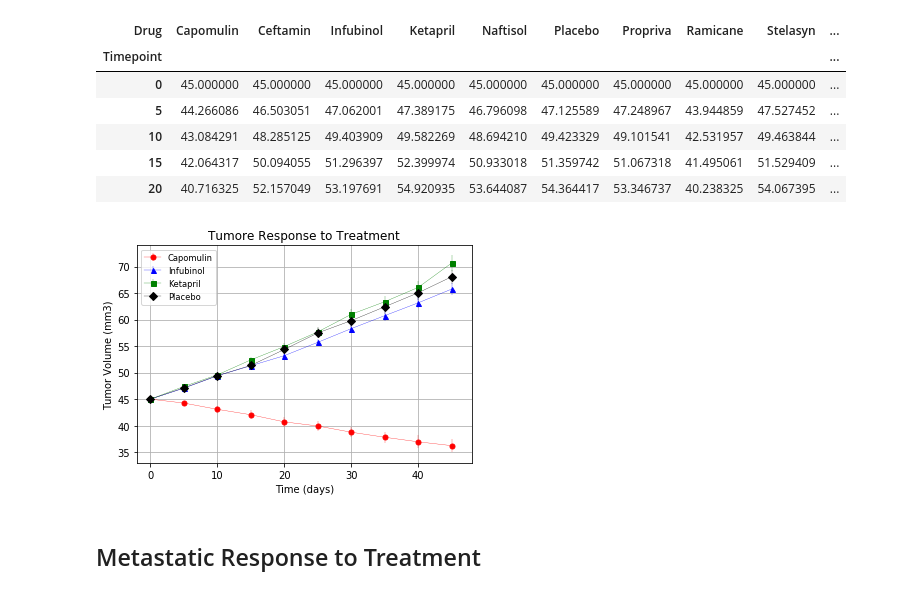
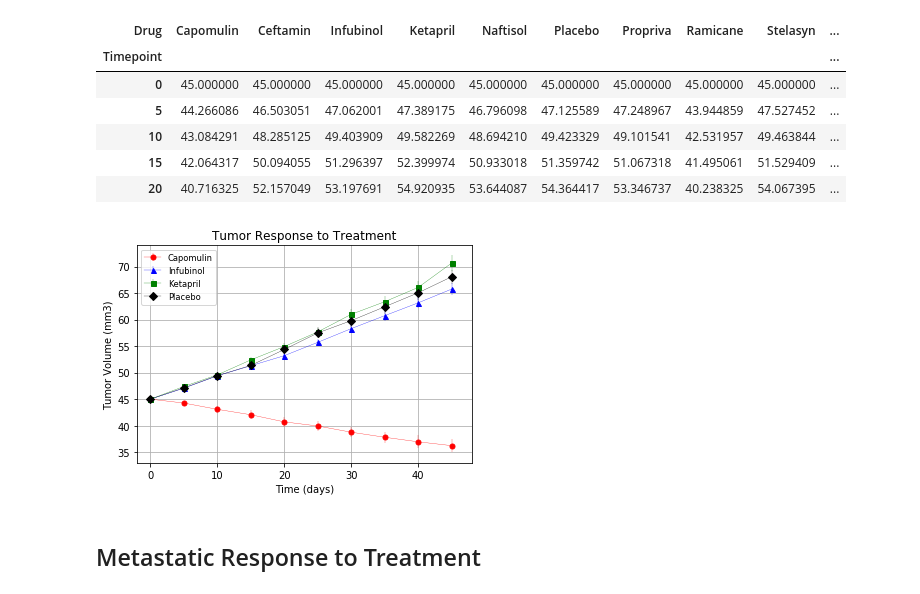
Before and after one commit to zhenyang9261/data-homework-matplotlib, a Jupyter notebook: Pymaceuticals/pymaceuticals_starter.ipynb, the cells around one changed output. Drawn from its saved outputs; the diff is of its cells as text; code cells hidden in the pictures.

```diff
--- a/Pymaceuticals/pymaceuticals_starter.ipynb
+++ b/Pymaceuticals/pymaceuticals_starter.ipynb
@@ -81,27 +81,26 @@ tumor_volume_mean_df1.head()
 # %%
 # Generate the Plot (with Error Bars)
 ## Prepare data for the plot. Merge 2 datasets, mean and standard error mean.
 tumor_volume_sem_df1 = tumor_volume_sem_df.pivot(index='Timepoint', columns='Drug', values='Tumor Volume (mm3)')
 tumore_volume_with_err_df = tumor_volume_mean_df1.merge(tumor_volume_sem_df1, left_index=True, right_index=True)
 tumore_volume_with_err_df.reset_index(inplace=True)
 
-#ax = tumore_volume_with_err_df.plot(kind='scatter', x='Timepoint', y='Capomulin_x', , marker='o', c='red', label='Capomulin')
-ax = tumore_volume_with_err_df.plot('Timepoint', 'Capomulin_x', yerr='Capomulin_y', marker='o', markersize=5, linewidth=0.3, c='red', label='Capomulin', title='Tumore Response to Treatment')
+ax = tumore_volume_with_err_df.plot('Timepoint', 'Capomulin_x', yerr='Capomulin_y', marker='o', markersize=5, linewidth=0.3, c='red', label='Capomulin', title='Tumor Response to Treatment')
 tumore_volume_with_err_df.plot('Timepoint', 'Infubinol_x', yerr='Infubinol_y', marker='^', markersize=5, linewidth=0.3, c='blue', label='Infubinol', ax=ax)
 tumore_volume_with_err_df.plot('Timepoint', 'Ketapril_x', yerr='Ketapril_y', marker='s', markersize=5, linewidth=0.3, c='green', label='Ketapril', ax=ax)
 tumore_volume_with_err_df.plot('Timepoint', 'Placebo_x', yerr='Placebo_y', marker='D', markersize=5, linewidth=0.3, c='black', label='Placebo', ax=ax)
 
 plt.xlim(-2, 48)
 plt.ylim(33, 74)
 plt.grid()
 plt.xlabel('Time (days)')
 plt.ylabel('Tumor Volume (mm3)')
 plt.legend(loc='upper left', fontsize='small')
 
 # Save the Figure
 plt.savefig("images/TumorVolumePlot.png")
 # %% [output]
-[figure, old version]
+[figure, new version]
 # %%
 # Show the Figure
 plt.show()
```
Also changed, not shown: 5 other files.
